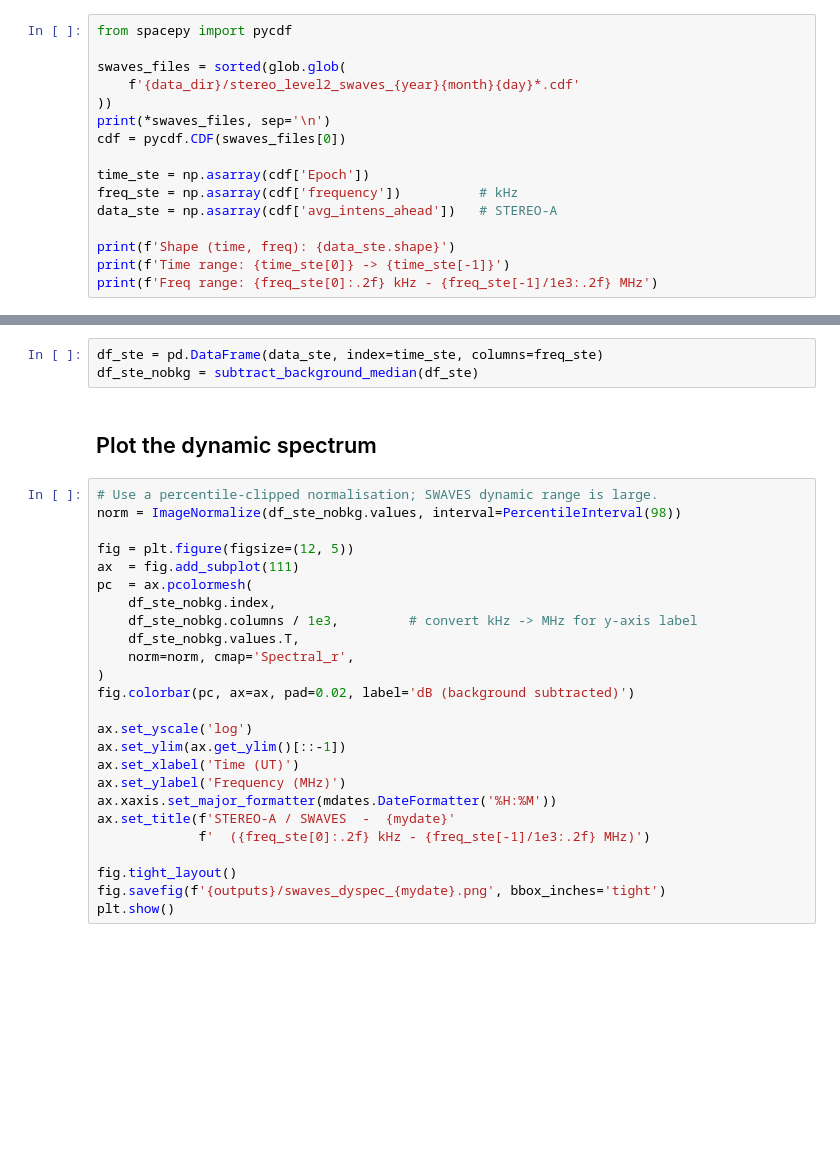
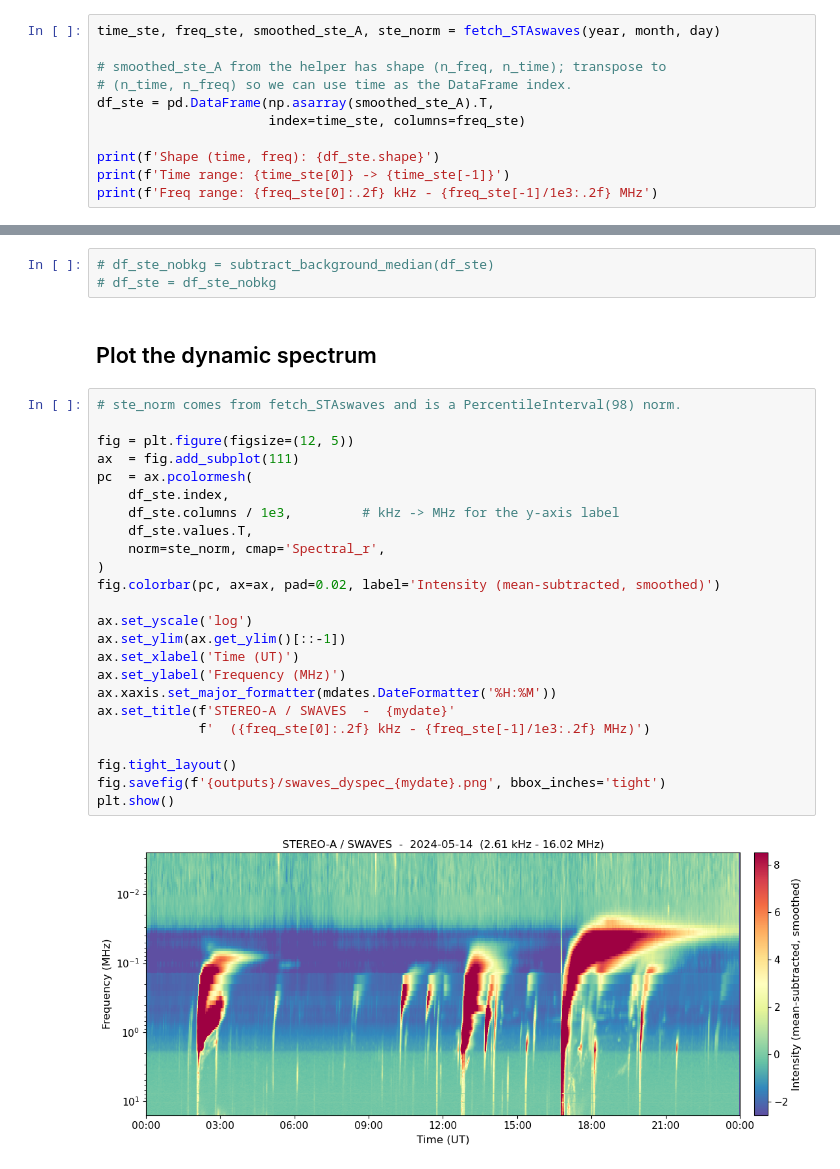
Before and after one commit to MohamedNedal/radio_workshop_2026, a Jupyter notebook: plot_swaves.ipynb, the cells around one changed output, grey strips where cells are left out. Cells and saved outputs as stored; diff of their text form; blank space fills up the shorter version.

```diff
--- a/plot_swaves.ipynb
+++ b/plot_swaves.ipynb
@@ -85,16 +155,11 @@ def subtract_background_median(df):
 # %%
-from spacepy import pycdf
+time_ste, freq_ste, smoothed_ste_A, ste_norm = fetch_STAswaves(year, month, day)
 
-swaves_files = sorted(glob.glob(
-    f'{data_dir}/stereo_level2_swaves_{year}{month}{day}*.cdf'
-))
-print(*swaves_files, sep='\n')
-cdf = pycdf.CDF(swaves_files[0])
+# smoothed_ste_A from the helper has shape (n_freq, n_time); transpose to
+# (n_time, n_freq) so we can use time as the DataFrame index.
+df_ste = pd.DataFrame(np.asarray(smoothed_ste_A).T,
+                      index=time_ste, columns=freq_ste)
 
-time_ste = np.asarray(cdf['Epoch'])
-freq_ste = np.asarray(cdf['frequency'])          # kHz
-data_ste = np.asarray(cdf['avg_intens_ahead'])   # STEREO-A
-
-print(f'Shape (time, freq): {data_ste.shape}')
+print(f'Shape (time, freq): {df_ste.shape}')
 print(f'Time range: {time_ste[0]} -> {time_ste[-1]}')
 print(f'Freq range: {freq_ste[0]:.2f} kHz - {freq_ste[-1]/1e3:.2f} MHz')
@@ -115,30 +206,31 @@ Uncomment to use `pyspedas.stereo.waves` instead.
 # %%
-df_ste = pd.DataFrame(data_ste, index=time_ste, columns=freq_ste)
-df_ste_nobkg = subtract_background_median(df_ste)
+# df_ste_nobkg = subtract_background_median(df_ste)
+# df_ste = df_ste_nobkg
 # %% [markdown]
 ## Plot the dynamic spectrum
 # %%
-# Use a percentile-clipped normalisation; SWAVES dynamic range is large.
-norm = ImageNormalize(df_ste_nobkg.values, interval=PercentileInterval(98))
+# ste_norm comes from fetch_STAswaves and is a PercentileInterval(98) norm.
 
 fig = plt.figure(figsize=(12, 5))
 ax  = fig.add_subplot(111)
 pc  = ax.pcolormesh(
-    df_ste_nobkg.index,
-    df_ste_nobkg.columns / 1e3,         # convert kHz -> MHz for y-axis label
-    df_ste_nobkg.values.T,
-    norm=norm, cmap='Spectral_r',
+    df_ste.index,
+    df_ste.columns / 1e3,         # kHz -> MHz for the y-axis label
+    df_ste.values.T,
+    norm=ste_norm, cmap='Spectral_r',
 )
-fig.colorbar(pc, ax=ax, pad=0.02, label='dB (background subtracted)')
+fig.colorbar(pc, ax=ax, pad=0.02, label='Intensity (mean-subtracted, smoothed)')
 
 ax.set_yscale('log')
 ax.set_ylim(ax.get_ylim()[::-1])
 ax.set_xlabel('Time (UT)')
 ax.set_ylabel('Frequency (MHz)')
 ax.xaxis.set_major_formatter(mdates.DateFormatter('%H:%M'))
 ax.set_title(f'STEREO-A / SWAVES  -  {mydate}'
              f'  ({freq_ste[0]:.2f} kHz - {freq_ste[-1]/1e3:.2f} MHz)')
 
 fig.tight_layout()
 fig.savefig(f'{outputs}/swaves_dyspec_{mydate}.png', bbox_inches='tight')
 plt.show()
+# %% [output]
+[figure, added]
```
Also changed, not shown: parts of 9 cells of this notebook, 2 other files.
